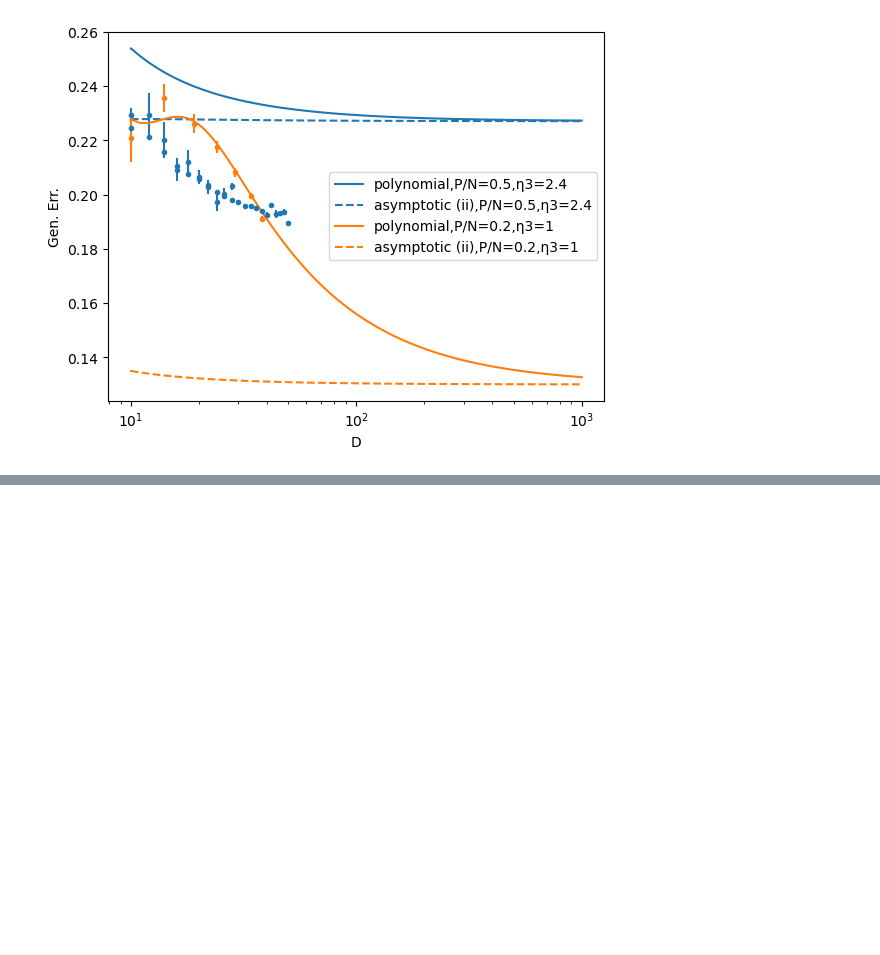
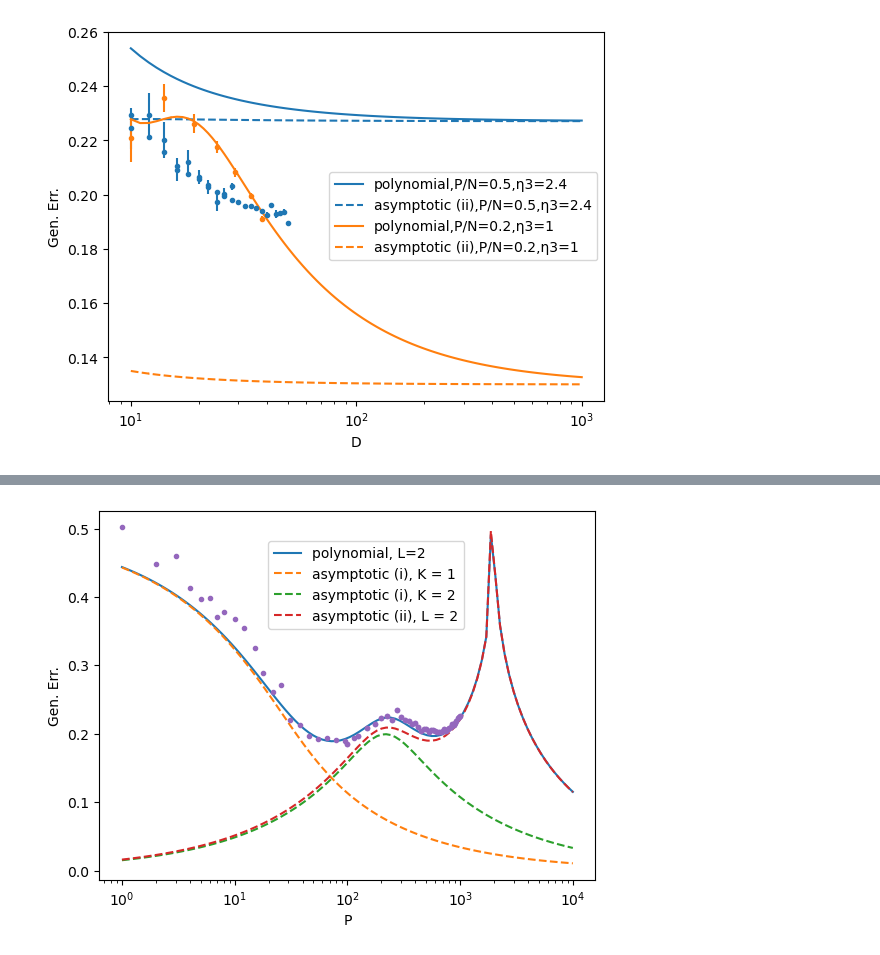
Before and after one commit to MauroPastore/RandomFeatures, a Jupyter notebook: saddlePoint.ipynb, the cells around one changed output, grey strips where cells are left out. Drawn from its saved outputs; the diff is of its cells as text; code cells hidden in the pictures; blank space fills up the shorter version.

Commit message:
updating saddle notebook

```diff
--- a/saddlePoint.ipynb
+++ b/saddlePoint.ipynb
@@ -460,6 +513,4 @@ T2plχ.legend()
 # %%
-# Scaling with D near the peak, linear teacher, ELU activation, α3 = 2.4, P/N = 0.5, N = α3*D^3/3!
-
 Ds = np.logspace(1,3,100)
 Ds = list(map(math.floor,Ds))
 maxstep = 1000
@@ -481,8 +532,8 @@ T1_varD_m2s = list()
 for d in Ds:
     n = η3*d**3/np.math.factorial(3)
     p = P_N*n
-    hq,hχ,hm,hq0,hχ0,q,χ,m,q0,χ0,m0,Eg = saddle(n,p,3,np.array([0,1,0,0]),maxstep,D=d,rate=.4)
-    T1_varD_Egs.append(Eg)
+    hχ,hq,hm,hχ0,hq0,χ,q,m,χ0,q0,m0,χStar,qStar,mStar,tStar = saddle(n,p,3,np.array([0,1,0,0]),maxstep,D=d,rate=.4)
+    T1_varD_Egs.append(EgClas(mStar,qStar))
     T1_varD_q0s.append(q0)
     T1_varD_q1s.append(q[0])
     T1_varD_q2s.append(q[1])
@@ -492,4 +543,5 @@ for d in Ds:
     T1_varD_m0s.append(m0)
     T1_varD_m1s.append(m[0])
     T1_varD_m2s.append(m[1])
-    T1_varD_EgsAsII.append(saddleAsymptII(n,p,3,np.array([0,1,0,0]),maxstep,D=d,rate=.4)[-1])
+    χStar,qStar,mStar,tStar = saddleAsymptII(n,p,3,np.array([0,1,0,0]),maxstep,D=d,rate=.4)[-4:]
+    T1_varD_EgsAsII.append(EgClas(mStar,qStar))
@@ -496,6 +550,4 @@ for d in Ds:
 # %%
-# Scaling with D near the peak, linear teacher, ELU activation, α3 = 1, P/N = 0.2, N = α3*D^3/3!
-
 Ds = np.logspace(1,3,100)
 Ds = list(map(math.floor,Ds))
 maxstep = 1000
@@ -517,8 +569,8 @@ T1_varD2_m2s = list()
 for d in Ds:
     n = η3_2*d**3/np.math.factorial(3)
     p = P_N_2*n
-    hq,hχ,hm,hq0,hχ0,q,χ,m,q0,χ0,m0,Eg = saddle(n,p,3,np.array([0,1,0,0]),maxstep,D=d,rate=.4)
-    T1_varD2_Egs.append(Eg)
+    hχ,hq,hm,hχ0,hq0,χ,q,m,χ0,q0,m0,χStar,qStar,mStar,tStar = saddle(n,p,3,np.array([0,1,0,0]),maxstep,D=d,rate=.4)
+    T1_varD2_Egs.append(EgClas(mStar,qStar))
     T1_varD2_q0s.append(q0)
     T1_varD2_q1s.append(q[0])
     T1_varD2_q2s.append(q[1])
@@ -528,4 +580,5 @@ for d in Ds:
     T1_varD2_m0s.append(m0)
     T1_varD2_m1s.append(m[0])
     T1_varD2_m2s.append(m[1])
-    T1_varD2_EgsAsII.append(saddleAsymptII(n,p,3,np.array([0,1,0,0]),maxstep,D=d,rate=.4)[-1])
+    χStar,qStar,mStar,tStar = saddleAsymptII(n,p,3,np.array([0,1,0,0]),maxstep,D=d,rate=.4)[-4:]
+    T1_varD2_EgsAsII.append(EgClas(mStar,qStar))
@@ -562,0 +657,18 @@ plt.show()
+# %%
+PsNum = np.concatenate((np.loadtxt("data/tobmed.dat")[:,0].tolist(),np.loadtxt("data/tobmed2.dat")[:,0].tolist()))
+C_T1_Th0_ReLU_EgsNum = np.concatenate((np.loadtxt("data/tobmed.dat")[:,1].tolist(),np.loadtxt("data/tobmed2.dat")[:,1].tolist()))
+# %%
+plt.plot(Ps,np.array(C_T1_Th0_ReLU_Egs),label="polynomial, L=2")
+plt.plot(Ps,np.array(C_T1_Th0_ReLU_EgsAsI1),'--',label="asymptotic (i), K = 1")
+plt.plot(Ps,np.array(C_T1_Th0_ReLU_EgsAsI2),'--',label="asymptotic (i), K = 2")
+plt.plot(Ps,np.array(C_T1_Th0_ReLU_EgsAsII),'--',label="asymptotic (ii), L = 2")
+plt.plot(PsNum,C_T1_Th0_ReLU_EgsNum,'.')
+plt.xscale('log')
+# plt.yscale('log')
+plt.xlabel('P')
+# plt.ylim((.15,.55))
+plt.ylabel('Gen. Err.')
+plt.legend(loc=(.34,.68))
+plt.show()
+# %% [output]
+[figure, added]
```
Also changed, not shown: parts of 28 cells of this notebook, 2 other files.
